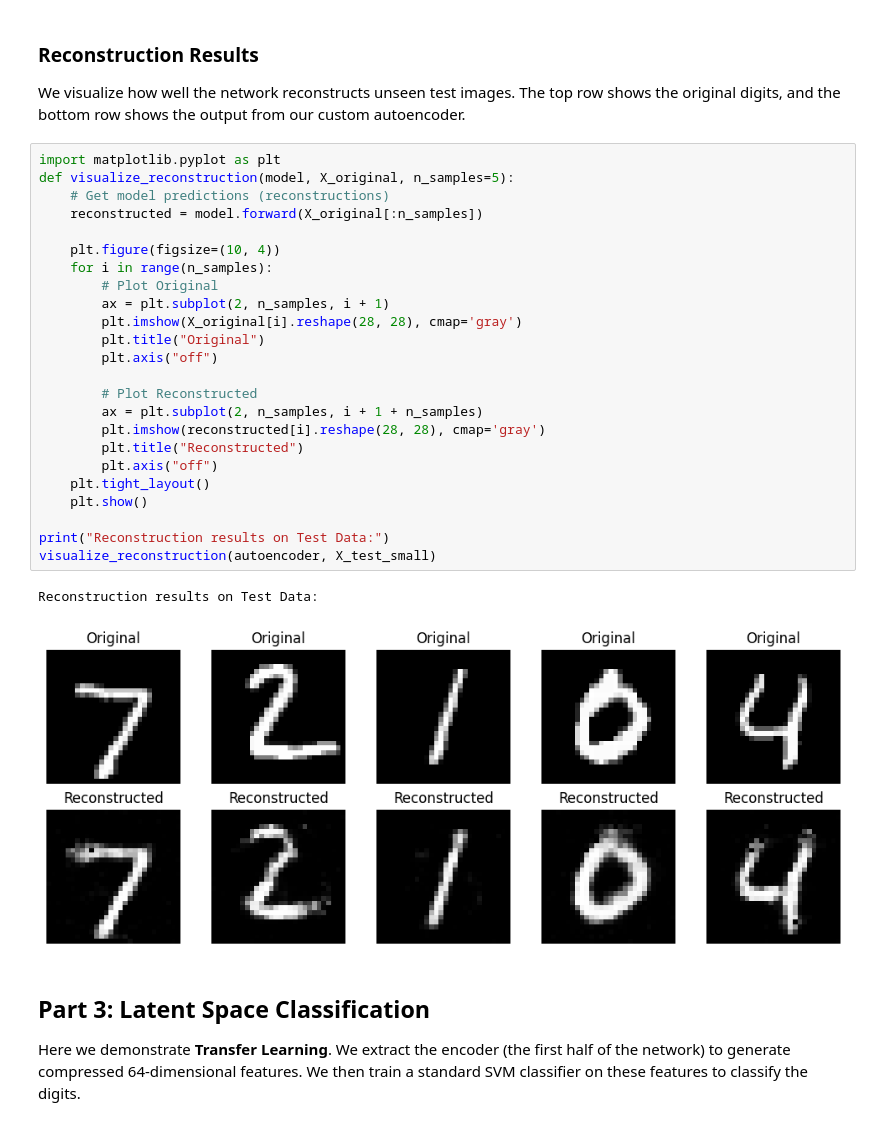
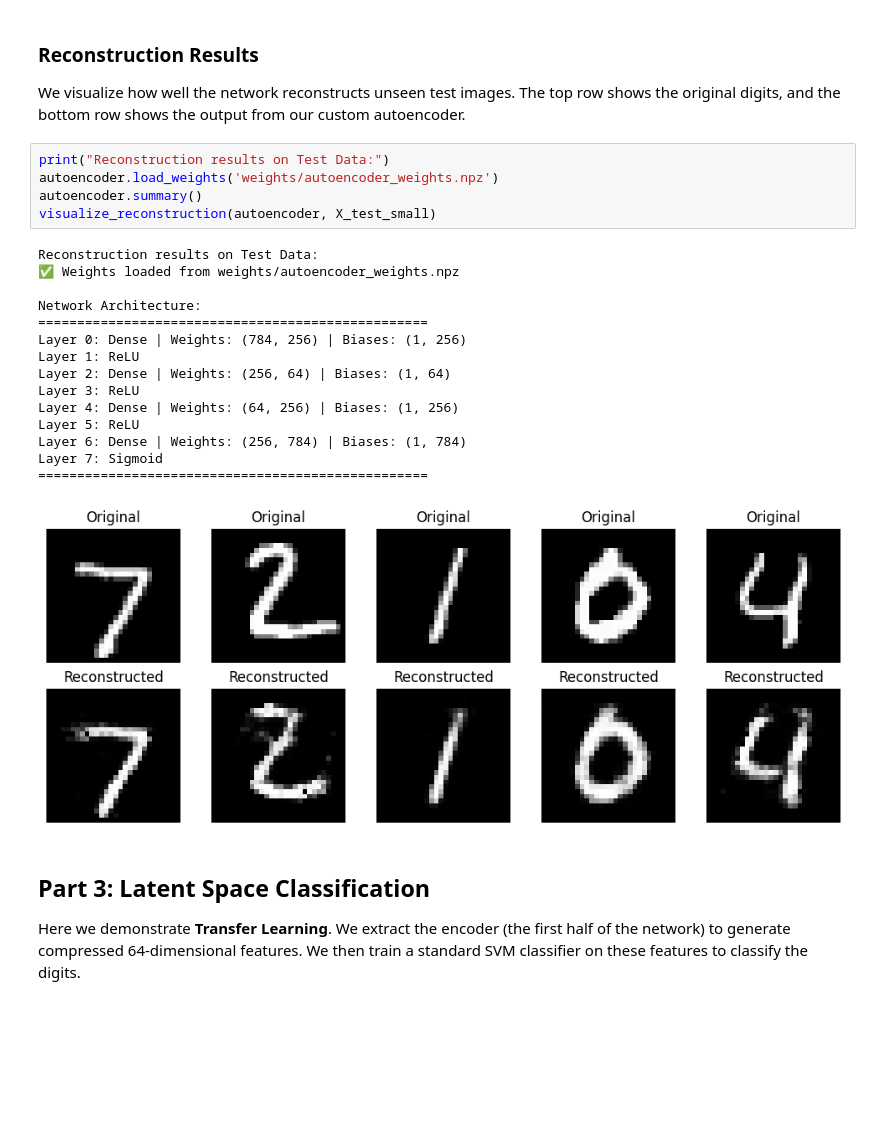
Before and after one commit to Senior2Projects/Neural_Network_Library, a Jupyter notebook: Notebooks/project_demo.ipynb, the cells around one changed output. Cells and saved outputs as stored; diff of their text form; blank space fills up the shorter version.

```diff
--- a/Notebooks/project_demo.ipynb
+++ b/Notebooks/project_demo.ipynb
@@ -358,32 +387,26 @@ Training finished in 413.20 seconds (6.89 minute).
 
 We visualize how well the network reconstructs unseen test images. The top row shows the original digits, and the bottom row shows the output from our custom autoencoder.
 # %%
-import matplotlib.pyplot as plt
-def visualize_reconstruction(model, X_original, n_samples=5):
-    # Get model predictions (reconstructions)
-    reconstructed = model.forward(X_original[:n_samples])
-
-    plt.figure(figsize=(10, 4))
-    for i in range(n_samples):
-        # Plot Original
-        ax = plt.subplot(2, n_samples, i + 1)
-        plt.imshow(X_original[i].reshape(28, 28), cmap='gray')
-        plt.title("Original")
-        plt.axis("off")
-
-        # Plot Reconstructed
-        ax = plt.subplot(2, n_samples, i + 1 + n_samples)
-        plt.imshow(reconstructed[i].reshape(28, 28), cmap='gray')
-        plt.title("Reconstructed")
-        plt.axis("off")
-    plt.tight_layout()
-    plt.show()
-
 print("Reconstruction results on Test Data:")
+autoencoder.load_weights('weights/autoencoder_weights.npz')
+autoencoder.summary()
 visualize_reconstruction(autoencoder, X_test_small)
 # %% [output]
 Reconstruction results on Test Data:
+✅ Weights loaded from weights/autoencoder_weights.npz
+
+Network Architecture:
+==================================================
+Layer 0: Dense | Weights: (784, 256) | Biases: (1, 256)
+Layer 1: ReLU
+Layer 2: Dense | Weights: (256, 64) | Biases: (1, 64)
+Layer 3: ReLU
+Layer 4: Dense | Weights: (64, 256) | Biases: (1, 256)
+Layer 5: ReLU
+Layer 6: Dense | Weights: (256, 784) | Biases: (1, 784)
+Layer 7: Sigmoid
+==================================================
-[figure, old version]
+[figure, new version]
 # %% [markdown]
 ## Part 3: Latent Space Classification
 
```
Also changed, not shown: parts of 19 cells of this notebook, 10 other files.
